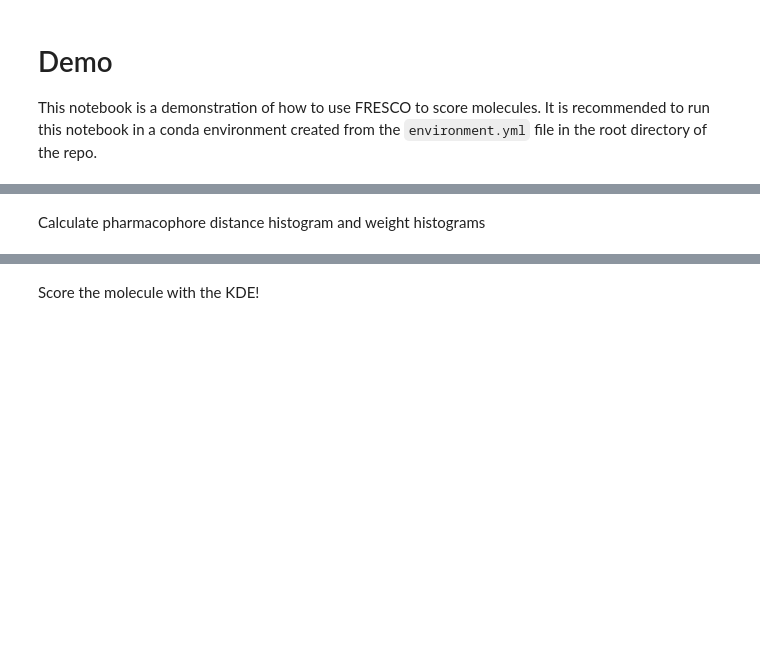
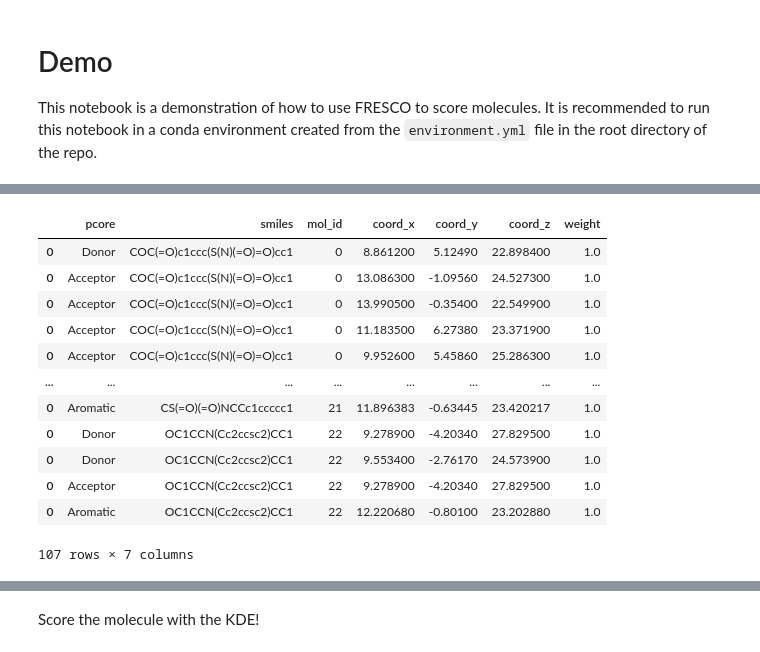
Before and after one commit to wjm41/fresco, a Jupyter notebook: demo.ipynb, the cells around one changed output, grey strips where cells are left out. Saved outputs shown, nothing was run; the diff lists cells and outputs as text; code cells hidden in the pictures; blank space fills up the shorter version.

```diff
--- a/demo.ipynb
+++ b/demo.ipynb
@@ -44,6 +26,19 @@ df_fragments = PandasTools.LoadSDF(sdfFile, idName='name', smilesName='SMILES',
 # %%
-from fresco.featurise import return_pcore_dataframe_for_list_of_mols, calculate_frequency_weights_for_duplicate_fragments
+from fresco.featurise import return_pcore_dataframe_for_list_of_mols
 
 pcore_df = return_pcore_dataframe_for_list_of_mols(df_fragments['mol'].values)
+pcore_df
+# %% [output]
+|  | pcore | smiles | mol_id | coord_x | coord_y | coord_z | weight |
+| 0 | Donor | COC(=O)c1ccc(S(N)(=O)=O)cc1 | 0 | 8.861200 | 5.12490 | 22.898400 | 1.0 |
+| 0 | Acceptor | COC(=O)c1ccc(S(N)(=O)=O)cc1 | 0 | 13.086300 | -1.09560 | 24.527300 | 1.0 |
+| 0 | Acceptor | COC(=O)c1ccc(S(N)(=O)=O)cc1 | 0 | 13.990500 | -0.35400 | 22.549900 | 1.0 |
+| 0 | Acceptor | COC(=O)c1ccc(S(N)(=O)=O)cc1 | 0 | 11.183500 | 6.27380 | 23.371900 | 1.0 |
+| 0 | Acceptor | COC(=O)c1ccc(S(N)(=O)=O)cc1 | 0 | 9.952600 | 5.45860 | 25.286300 | 1.0 |
+| ... | ... | ... | ... | ... | ... | ... | ... |
+| 0 | Aromatic | CS(=O)(=O)NCCc1ccccc1 | 21 | 11.896383 | -0.63445 | 23.420217 | 1.0 |
+| 0 | Donor | OC1CCN(Cc2ccsc2)CC1 | 22 | 9.278900 | -4.20340 | 27.829500 | 1.0 |
+| 0 | Donor | OC1CCN(Cc2ccsc2)CC1 | 22 | 9.553400 | -2.76170 | 24.573900 | 1.0 |
+| 0 | Acceptor | OC1CCN(Cc2ccsc2)CC1 | 22 | 9.278900 | -4.20340 | 27.829500 | 1.0 |
+| 0 | Aromatic | OC1CCN(Cc2ccsc2)CC1 | 22 | 12.220680 | -0.80100 | 23.202880 | 1.0 |
+107 rows × 7 columns
-# %% [markdown]
-Calculate pharmacophore distance histogram and weight histograms
```
Also changed, not shown: parts of 27 cells of this notebook.
